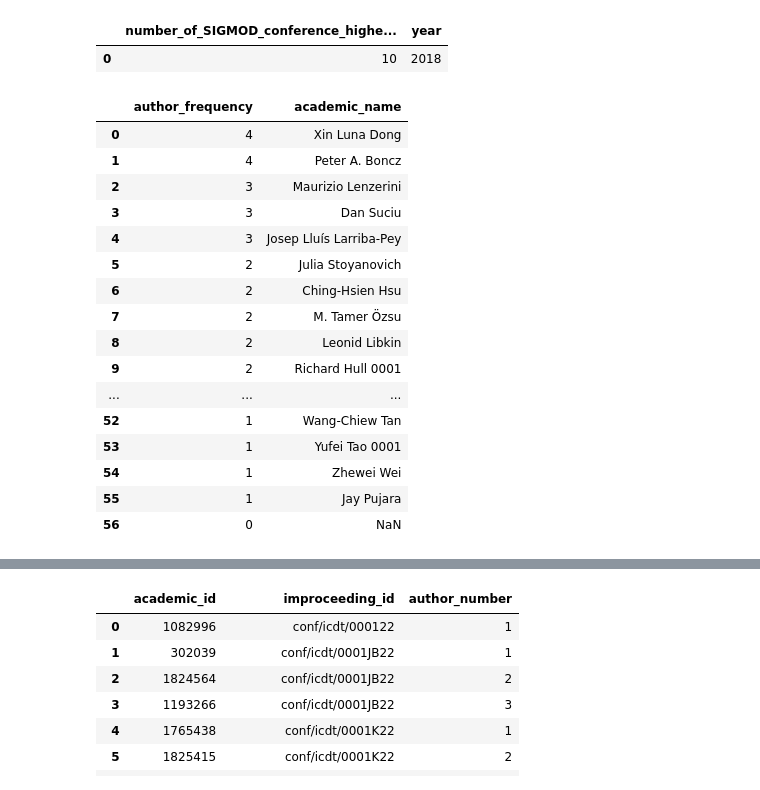
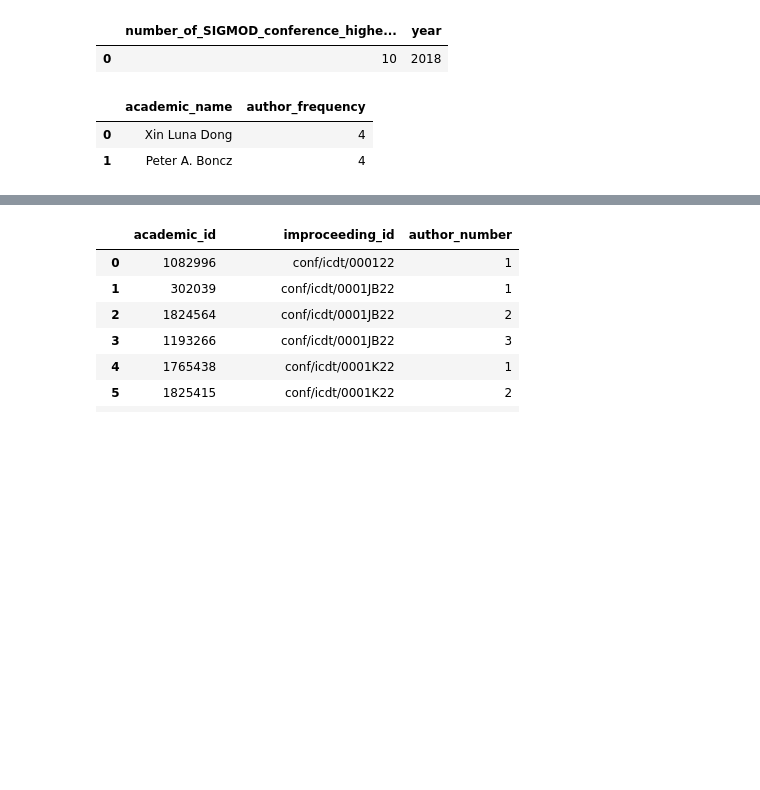
Before and after one commit to OGnTn/daos_project, a Jupyter notebook: duck_queries.ipynb, the cells around one changed output, grey strips where cells are left out. Saved outputs shown, nothing was run; the diff lists cells and outputs as text; code cells hidden in the pictures; blank space fills up the shorter version.

Commit message:
QueryM5 completely solved

```diff
--- a/duck_queries.ipynb
+++ b/duck_queries.ipynb
@@ -131,27 +149,27 @@ duckdb.query(queryM4).to_df()
 | 0 | 10 | 2018 |
 # %%
 #queryM5 = "SELECT COUNT(academic.academic_name) AS author_frequency, academic.academic_name FROM academic JOIN editor_proceeding ON academic.academic_id=editor_proceeding.academic_id JOIN proceeding ON proceeding.proceeding_id=editor_proceeding.proceeding_id WHERE proceeding.proceeding_title LIKE '%PODS%' GROUP BY academic.academic_name ORDER BY author_frequency DESC"
-#SELECT TOP
-queryM5 = "SELECT COUNT(academic.academic_name) AS author_frequency, academic.academic_name FROM academic JOIN editor_proceeding ON academic.academic_id=editor_proceeding.academic_id JOIN proceeding ON proceeding.proceeding_id=editor_proceeding.proceeding_id WHERE proceeding.proceeding_title LIKE '%PODS%' GROUP BY academic.academic_name ORDER BY author_frequency DESC"
+queryM5 = """
+            SELECT academic_name, author_frequency FROM
+            (SELECT COUNT(academic.academic_name) AS author_frequency, academic.academic_name
+            FROM academic
+            JOIN editor_proceeding ON academic.academic_id=editor_proceeding.academic_id
+            JOIN proceeding ON proceeding.proceeding_id=editor_proceeding.proceeding_id
+            WHERE proceeding.proceeding_title LIKE '%PODS%'
+            GROUP BY academic.academic_name
+            ORDER BY author_frequency DESC)
+            WHERE author_frequency = (SELECT MAX(author_frequency) FROM     (SELECT COUNT(academic.academic_name) AS author_frequency, academic.academic_name
+                                                                            FROM academic
+                                                                            JOIN editor_proceeding ON academic.academic_id=editor_proceeding.academic_id
+                                                                            JOIN proceeding ON proceeding.proceeding_id=editor_proceeding.proceeding_id
+                                                                            WHERE proceeding.proceeding_title LIKE '%PODS%'
+                                                                            GROUP BY academic.academic_name
+                                                                            ORDER BY author_frequency DESC))"""
 duckdb.query(queryM5).to_df()
 # %% [output]
-|  | author_frequency | academic_name |
-| 0 | 4 | Xin Luna Dong |
-| 1 | 4 | Peter A. Boncz |
-| 2 | 3 | Maurizio Lenzerini |
-| 3 | 3 | Dan Suciu |
-| 4 | 3 | Josep Lluís Larriba-Pey |
-| 5 | 2 | Julia Stoyanovich |
-| 6 | 2 | Ching-Hsien Hsu |
-| 7 | 2 | M. Tamer Özsu |
-| 8 | 2 | Leonid Libkin |
-| 9 | 2 | Richard Hull 0001 |
-| ... | ... | ... |
-| 52 | 1 | Wang-Chiew Tan |
-| 53 | 1 | Yufei Tao 0001 |
-| 54 | 1 | Zhewei Wei |
-| 55 | 1 | Jay Pujara |
-| 56 | 0 | NaN |
+|  | academic_name | author_frequency |
+| 0 | Xin Luna Dong | 4 |
+| 1 | Peter A. Boncz | 4 |
 # %%
 #queryM6 = "SELECT COUNT(author_inproceeding.academic_id) as number_of_improceedings, author_inproceeding.academic_id FROM academic JOIN author_inproceeding ON author_inproceeding.academic_id=academic.academic_id GROUP BY author_inproceeding.academic_id"
 #queryM6 = "SELECT COUNT(author_article.academic_id) as number_of_journal_articles, author_article.academic_id FROM academic JOIN author_article ON author_article.academic_id=academic.academic_id GROUP BY author_article.academic_id"
```
Also changed, not shown: parts of 1 cell of this notebook.
